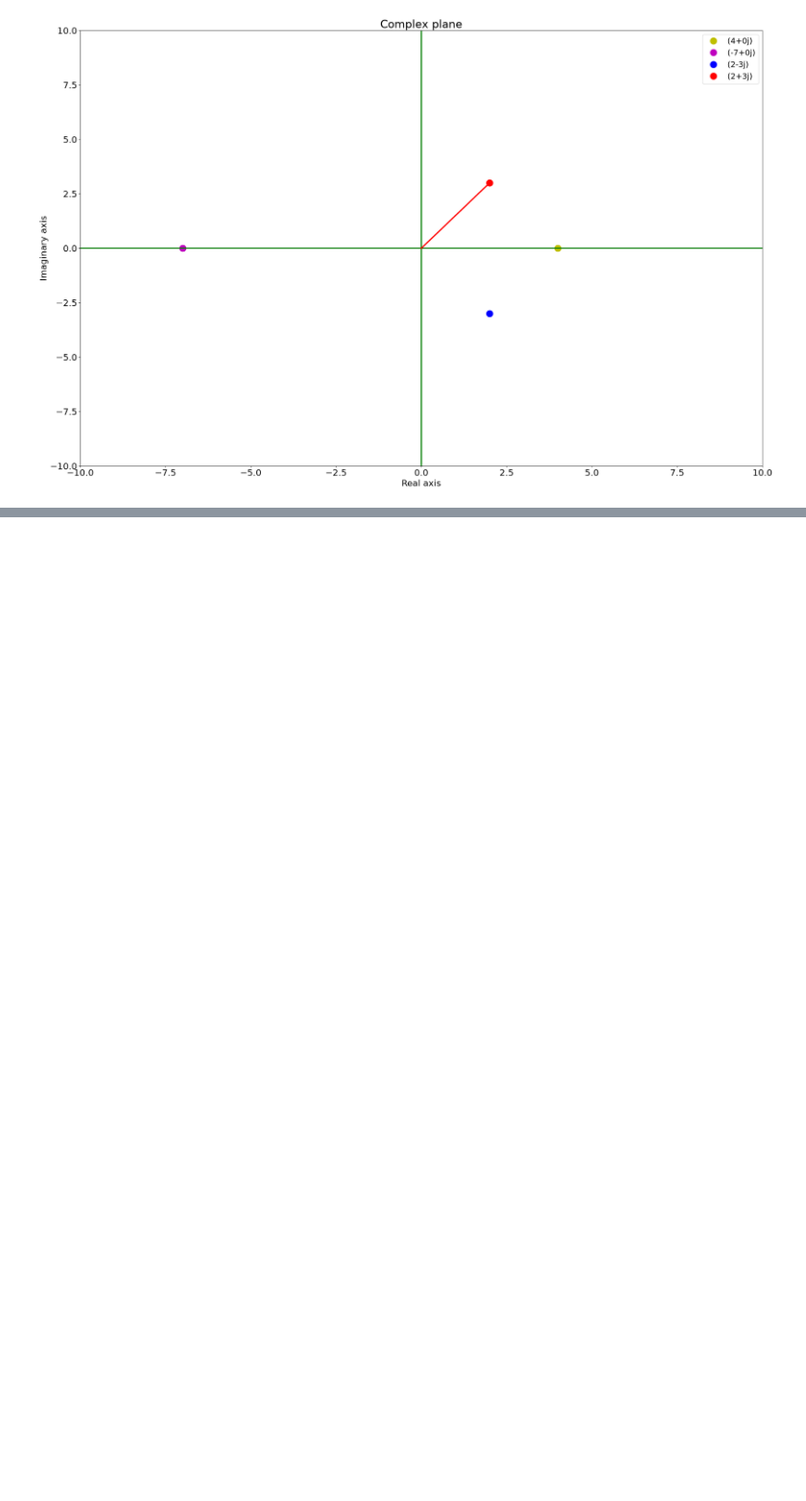
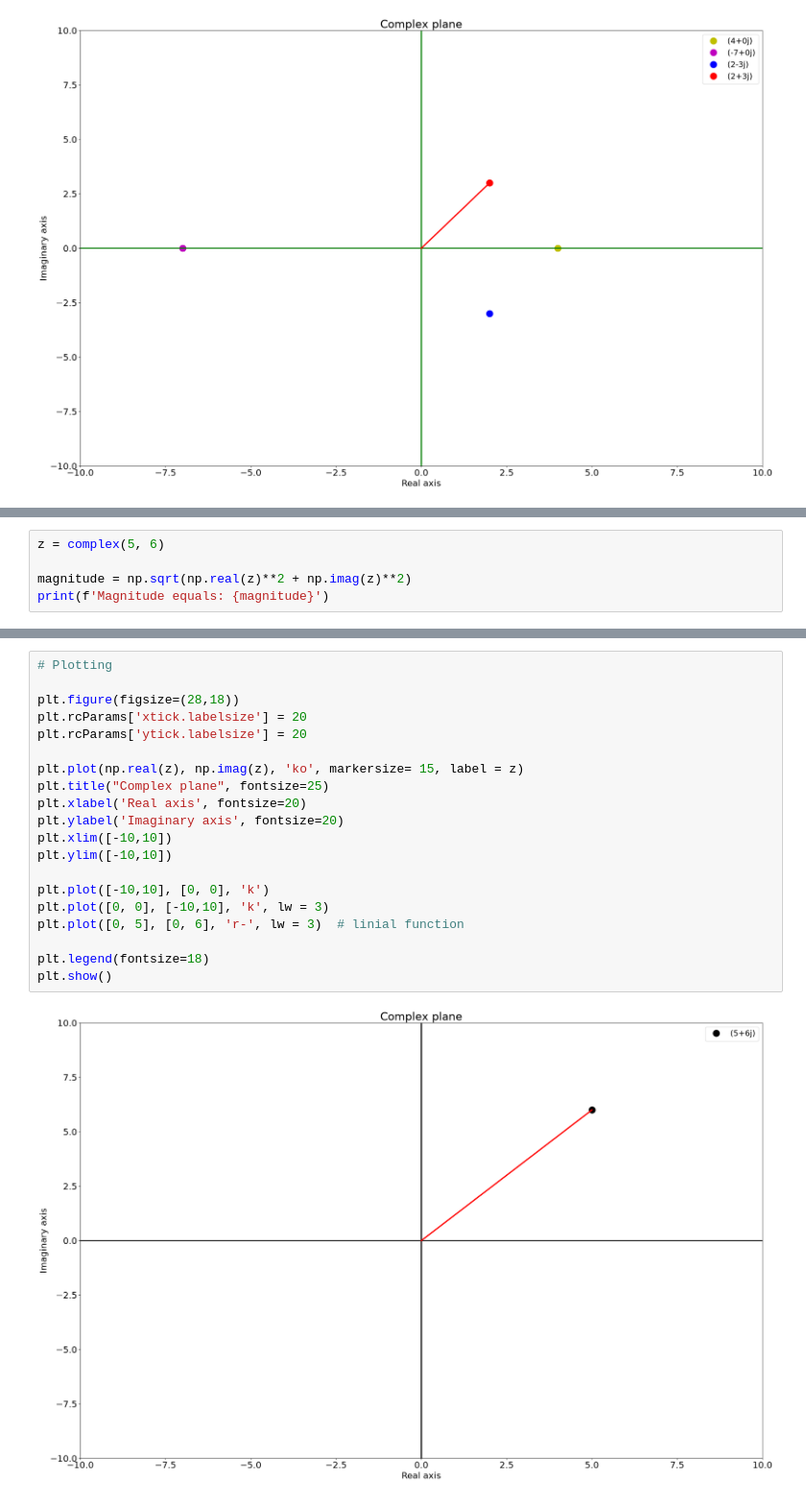
Before and after one commit to pavlovskakristina/SignalAndImageProcessing, a Jupyter notebook: FourierTransform/ComplexNumbers.ipynb, the cells around one changed output, grey strips where cells are left out. Shown at 96% size. Cells and saved outputs as stored; diff of their text form; blank space fills up the shorter version.

Commit message:
Added magnitude, angles and complex sinus wave

```diff
--- a/FourierTransform/ComplexNumbers.ipynb
+++ b/FourierTransform/ComplexNumbers.ipynb
@@ -92,0 +128,5 @@ plt.show()
+# %%
+z = complex(5, 6)
+
+magnitude = np.sqrt(np.real(z)**2 + np.imag(z)**2)
+print(f'Magnitude equals: {magnitude}')
@@ -92,0 +145,22 @@ plt.show()
+# %%
+# Plotting
+
+plt.figure(figsize=(28,18))
+plt.rcParams['xtick.labelsize'] = 20
+plt.rcParams['ytick.labelsize'] = 20
+
+plt.plot(np.real(z), np.imag(z), 'ko', markersize= 15, label = z)
+plt.title("Complex plane", fontsize=25)
+plt.xlabel('Real axis', fontsize=20)
+plt.ylabel('Imaginary axis', fontsize=20)
+plt.xlim([-10,10])
+plt.ylim([-10,10])
+
+plt.plot([-10,10], [0, 0], 'k')
+plt.plot([0, 0], [-10,10], 'k', lw = 3)
+plt.plot([0, 5], [0, 6], 'r-', lw = 3)  # linial function
+
+plt.legend(fontsize=18)
+plt.show()
+# %% [output]
+[figure, added]
```
Also changed, not shown: parts of 12 cells of this notebook.
